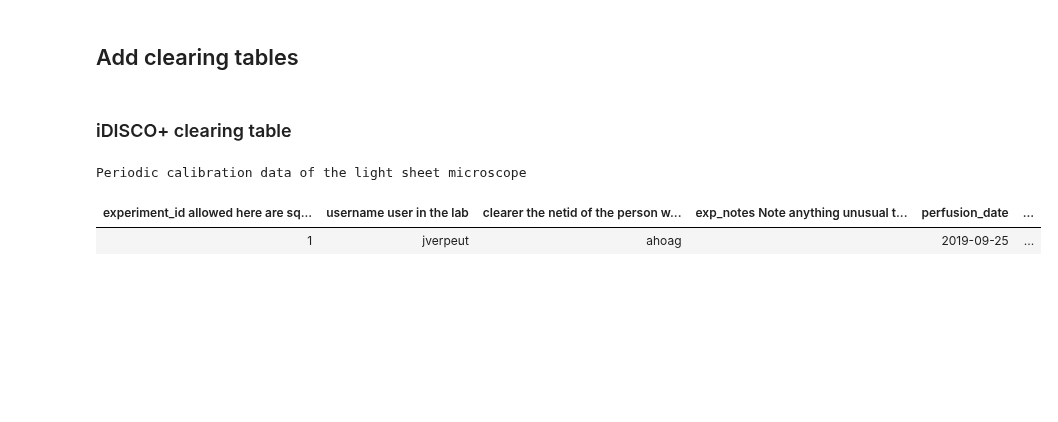
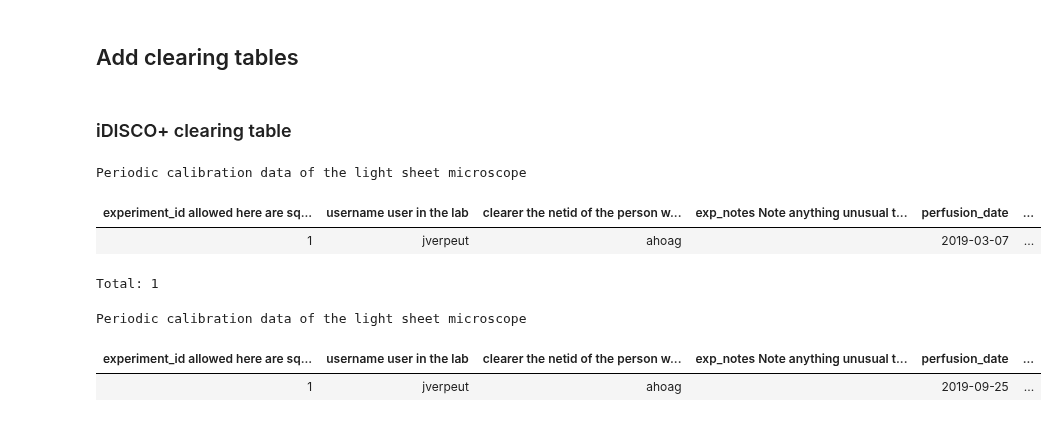
Before and after one commit to BrainCOGS/lightserv, a Jupyter notebook: notebooks/setup_datajoint.ipynb, the cells around one changed output. Saved outputs shown, nothing was run; the diff lists cells and outputs as text; code cells hidden in the pictures; blank space fills up the shorter version.

```diff
--- a/notebooks/setup_datajoint.ipynb
+++ b/notebooks/setup_datajoint.ipynb
@@ -417,6 +413,13 @@ class IdiscoPlusClearing(dj.Manual): # dj.Manual is one of the 4 datajoint table
 #         exp_notes = ""                                    :   varchar(200)  # Note anything unusual that happened during experiment that could affect clearing
 #         perfusion_date = NULL                             :   date
 #         """
+# %%
+IdiscoPlusClearing()
+# %% [output]
+Periodic calibration data of the light sheet microscope
+| experiment_id allowed here are sq... | username user in the lab | clearer the netid of the person w... | exp_notes Note anything unusual t... | perfusion_date | ... |
+| 1 | jverpeut | ahoag |  | 2019-03-07 | ... |
+Total: 1
 # %%
 IdiscoPlusClearing() & 'experiment_id = 1'
 # %% [output]
```
Also changed, not shown: parts of 1 cell of this notebook, 3 other files.
